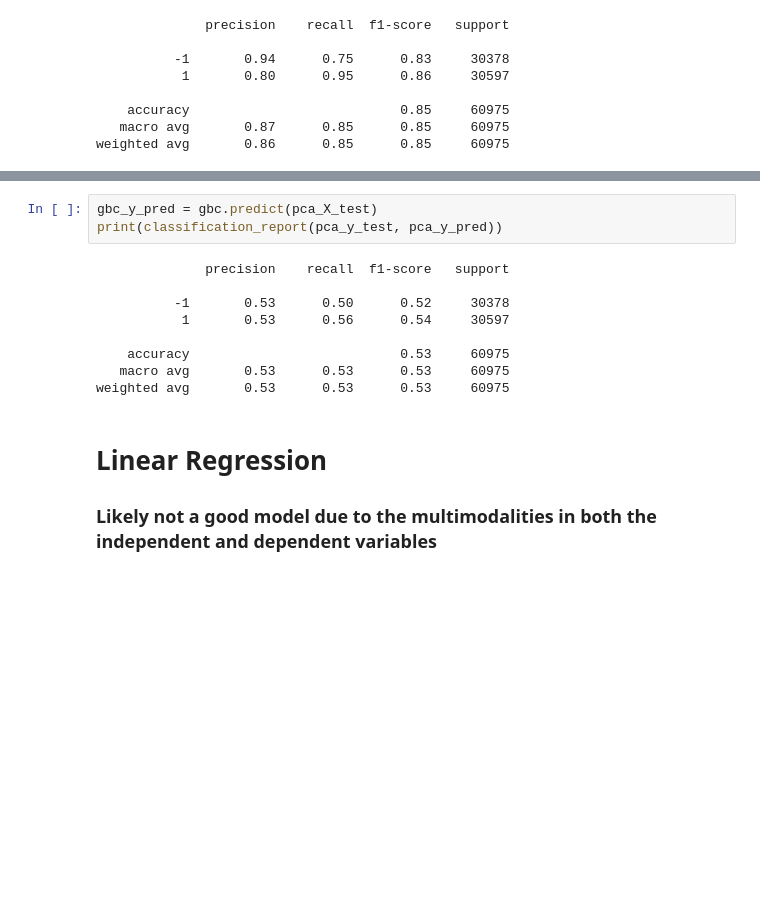
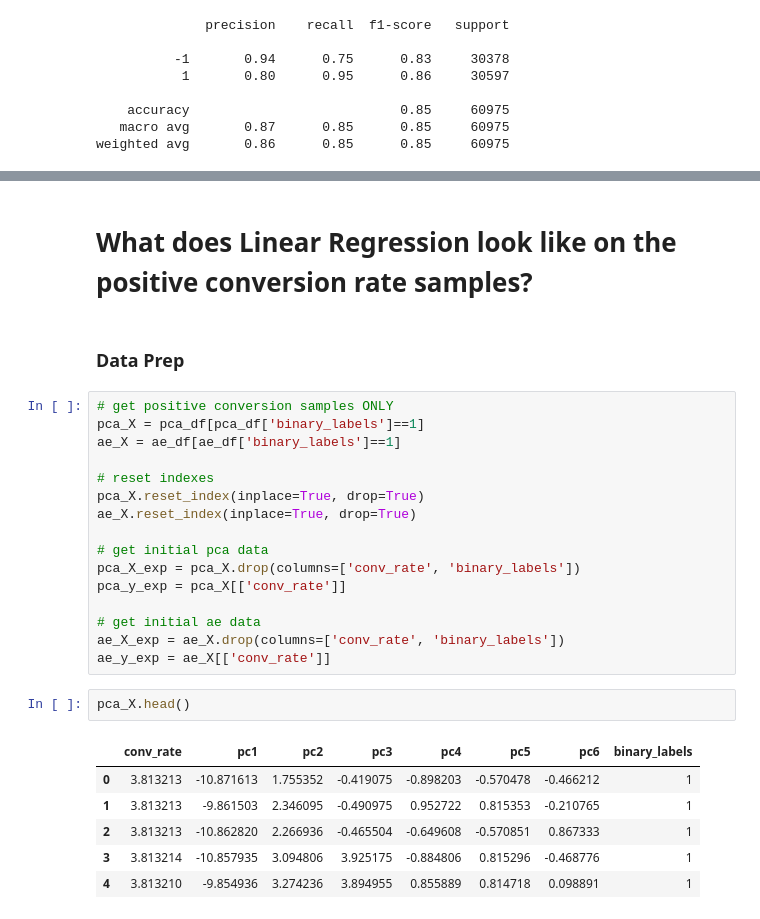
Before and after one commit to brianwvincent/quantum_test, a Jupyter notebook: session_data_modeling.ipynb, the cells around one changed output, grey strips where cells are left out. Drawn from its saved outputs; the diff is of its cells as text; blank space fills up the shorter version.

```diff
--- a/session_data_modeling.ipynb
+++ b/session_data_modeling.ipynb
@@ -267,16 +264,29 @@ gbc = GradientBoostingClassifier(n_estimators=100, learning_rate=1.0).fit(pca_X_
-# %%
-gbc_y_pred = gbc.predict(pca_X_test)
-print(classification_report(pca_y_test, pca_y_pred))
-# %% [output]
-              precision    recall  f1-score   support
-
-          -1       0.53      0.50      0.52     30378
-           1       0.53      0.56      0.54     30597
-
-    accuracy                           0.53     60975
-   macro avg       0.53      0.53      0.53     60975
-weighted avg       0.53      0.53      0.53     60975
-# %% [markdown]
-# Linear Regression
-
-### Likely not a good model due to the multimodalities in both the independent and dependent variables
+# %% [markdown]
+# What does Linear Regression look like on the positive conversion rate samples?
+# %% [markdown]
+### Data Prep
+# %%
+# get positive conversion samples ONLY
+pca_X = pca_df[pca_df['binary_labels']==1]
+ae_X = ae_df[ae_df['binary_labels']==1]
+
+# reset indexes
+pca_X.reset_index(inplace=True, drop=True)
+ae_X.reset_index(inplace=True, drop=True)
+
+# get initial pca data
+pca_X_exp = pca_X.drop(columns=['conv_rate', 'binary_labels'])
+pca_y_exp = pca_X[['conv_rate']]
+
+# get initial ae data
+ae_X_exp = ae_X.drop(columns=['conv_rate', 'binary_labels'])
+ae_y_exp = ae_X[['conv_rate']]
+# %%
+pca_X.head()
+# %% [output]
+|  | conv_rate | pc1 | pc2 | pc3 | pc4 | pc5 | pc6 | binary_labels |
+| 0 | 3.813213 | -10.871613 | 1.755352 | -0.419075 | -0.898203 | -0.570478 | -0.466212 | 1 |
+| 1 | 3.813213 | -9.861503 | 2.346095 | -0.490975 | 0.952722 | 0.815353 | -0.210765 | 1 |
+| 2 | 3.813213 | -10.862820 | 2.266936 | -0.465504 | -0.649608 | -0.570851 | 0.867333 | 1 |
+| 3 | 3.813214 | -10.857935 | 3.094806 | 3.925175 | -0.884806 | 0.815296 | -0.468776 | 1 |
+| 4 | 3.813210 | -9.854936 | 3.274236 | 3.894955 | 0.855889 | 0.814718 | 0.098891 | 1 |
```
Also changed, not shown: parts of 12 cells of this notebook, 1 other file.
